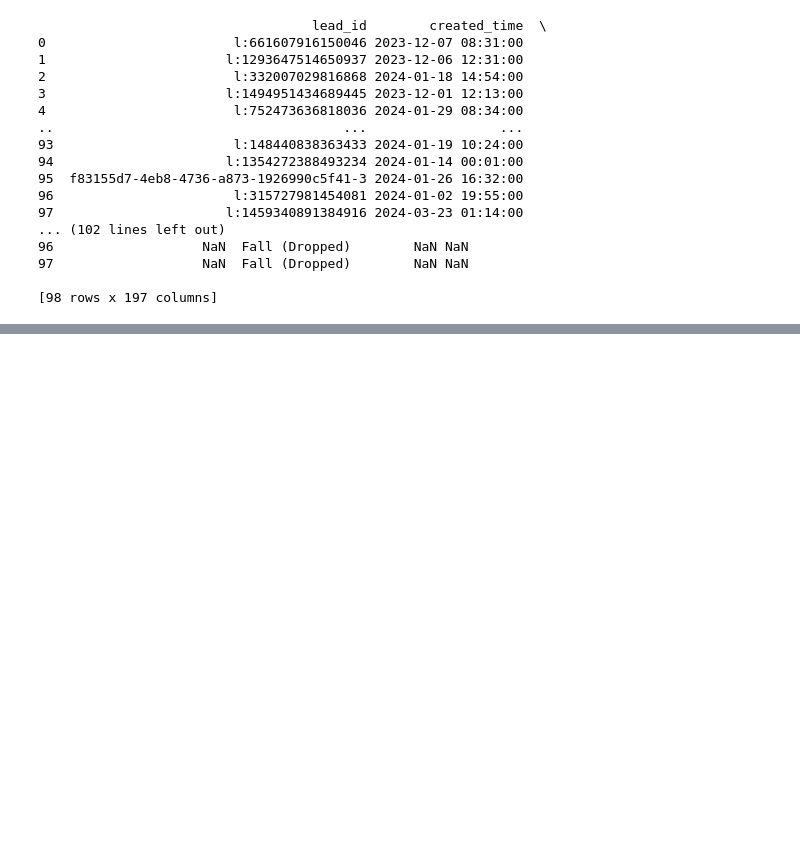
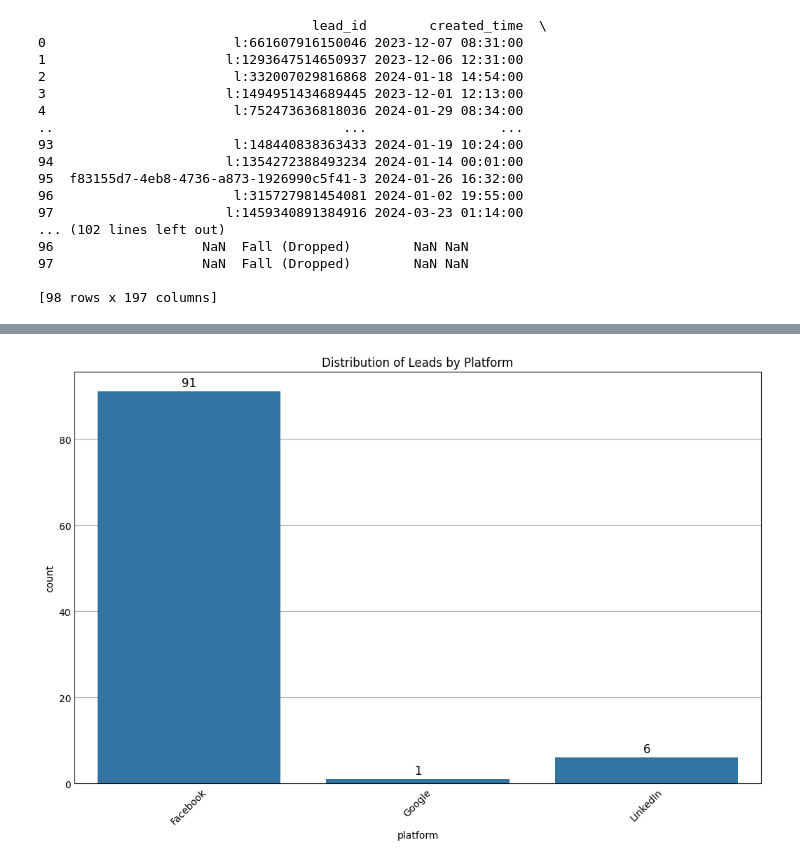
Before and after one commit to Pramuuu/Futurense_ML, a Jupyter notebook: 11_08_2024_more_combined_and_specified.ipynb, the cells around one changed output, grey strips where cells are left out. Drawn from its saved outputs; the diff is of its cells as text; code cells hidden in the pictures; blank space fills up the shorter version.

```diff
--- a/11_08_2024_more_combined_and_specified.ipynb
+++ b/11_08_2024_more_combined_and_specified.ipynb
@@ -213,0 +234,21 @@ print(final_df)
+# %%
+import seaborn as sns
+import matplotlib.pyplot as plt
+
+# Create the countplot and assign it to the variable 'ax'
+plt.figure(figsize=(10, 6))
+ax = sns.countplot(data=df7, x='platform')  # Correctly capturing the plot in 'ax'
+plt.title('Distribution of Leads by Platform')
+plt.xticks(rotation=45)
+
+# Annotate each bar with the count
+for p in ax.patches:
+    ax.annotate(f'{int(p.get_height())}',
+                (p.get_x() + p.get_width() / 2., p.get_height()),
+                ha='center', va='baseline',
+                fontsize=12, color='black', xytext=(0, 5),
+                textcoords='offset points')
+
+plt.show()
+# %% [output]
+[figure, added]
```
Also changed, not shown: parts of 32 cells of this notebook.
